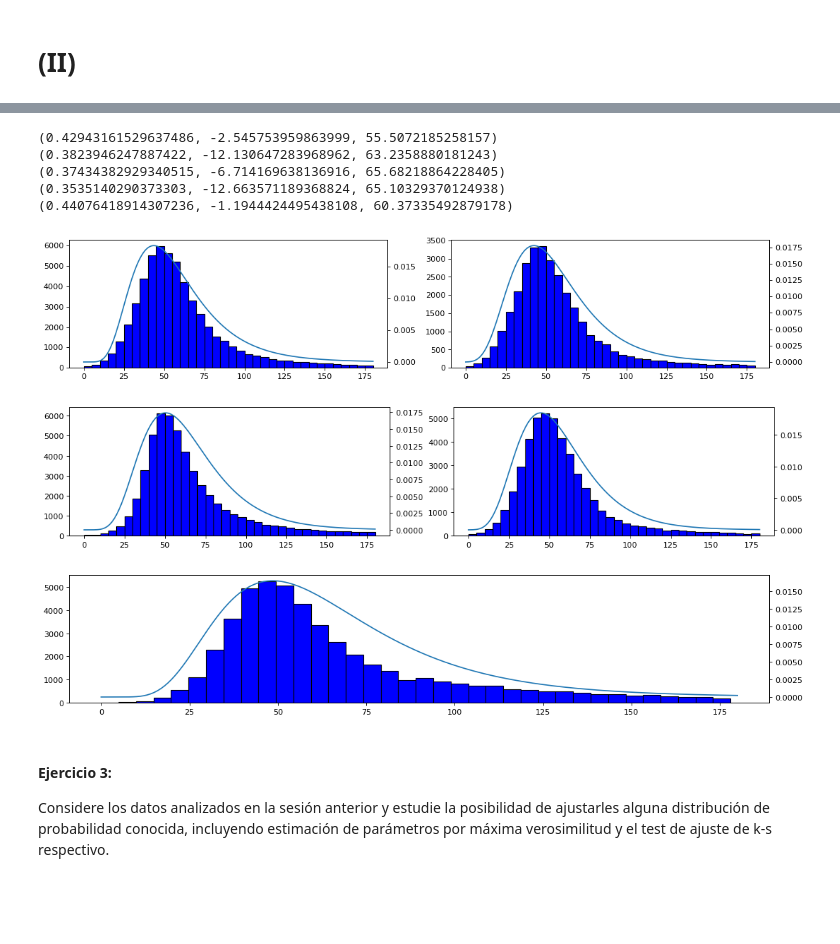
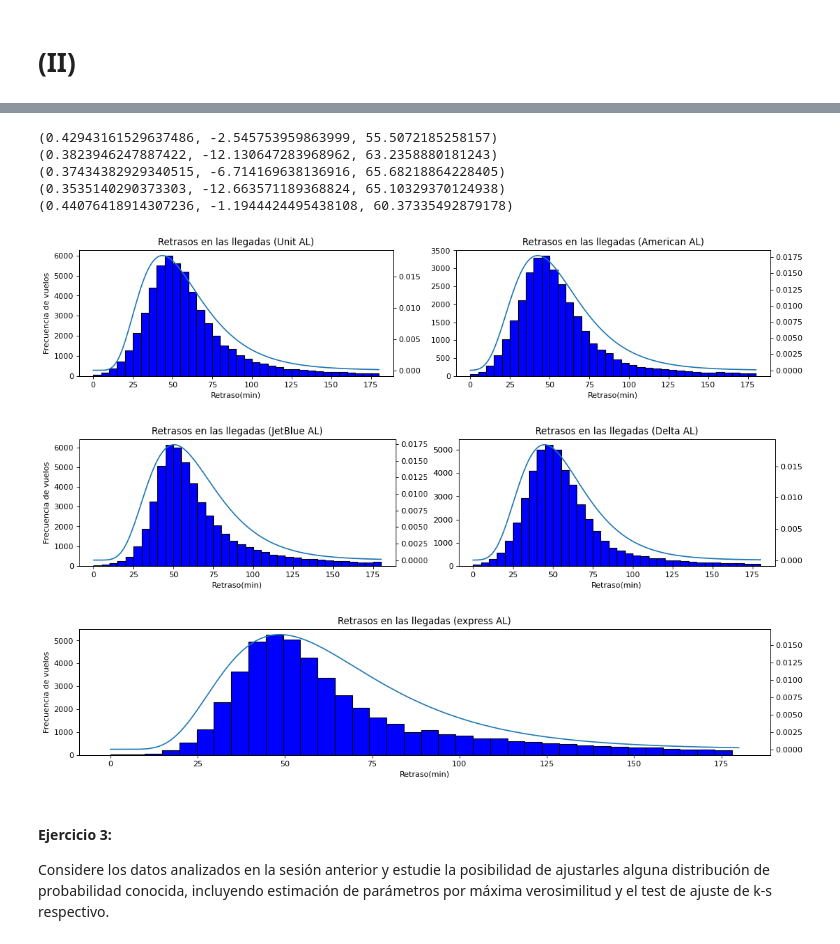
Before and after one commit to Spun1/INFO-274, a Jupyter notebook: lab3/Laboratorio3_2020.ipynb, the cells around one changed output, grey strips where cells are left out. Cells and saved outputs as stored; diff of their text form; code cells hidden in the pictures; blank space fills up the shorter version.

```diff
--- a/lab3/Laboratorio3_2020.ipynb
+++ b/lab3/Laboratorio3_2020.ipynb
@@ -229,7 +199,7 @@ americanAL = vuelos['name'] == 'American Airlines Inc.'
 jetBlueAL = vuelos['name'] == 'JetBlue Airways'
 deltaAL = vuelos['name'] == 'Delta Air Lines Inc.'
 expressAL = vuelos['name'] == 'ExpressJet Airlines Inc.'
-unit = vuelos[UnitedAL]
+unit = vuelos[unitedAL]
 american = vuelos[americanAL]
 jetBlue = vuelos[jetBlueAL]
 delta = vuelos[deltaAL]
@@ -374,36 +354,49 @@ ax2[1].hist(datos1_delta, color = 'blue', edgecolor = 'black',
 ax4 = ax2[1].twinx();
 args = stats.lognorm.fit(datos1_delta)
 print(args)
 vec = list(range(181))
 
 pvec = []
 for i in vec:
     pvec.append(stats.lognorm.pdf(x=i,s=args[0],scale=args[2],loc=args[1]))
 ax4.plot(vec,pvec);
 
 
 #express
 ax3.hist(datos1_express, color = 'blue', edgecolor = 'black',
          bins = int(180/5));
 ax4 = ax3.twinx();
 args = stats.lognorm.fit(datos1_express)
 print(args)
 vec = list(range(181))
 
 pvec = []
 for i in vec:
     pvec.append(stats.lognorm.pdf(x=i,s=args[0],scale=args[2],loc=args[1]))
 ax4.plot(vec,pvec);
+
+#texto
+
+ax[0].set_title('Retrasos en las llegadas (Unit AL)')
+ax[0].set_xlabel('Retraso(min)'); ax[0].set_ylabel('Frecuencia de vuelos');
+ax[1].set_title('Retrasos en las llegadas (American AL)')
+ax[1].set_xlabel('Retraso(min)');
+ax2[0].set_title('Retrasos en las llegadas (JetBlue AL)')
+ax2[0].set_xlabel('Retraso(min)'); ax2[0].set_ylabel('Frecuencia de vuelos');
+ax2[1].set_title('Retrasos en las llegadas (Delta AL)')
+ax2[1].set_xlabel('Retraso(min)')
+ax3.set_title('Retrasos en las llegadas (express AL)')
+ax3.set_xlabel('Retraso(min)'); ax3.set_ylabel('Frecuencia de vuelos');
 plt.show()
 # %% [output]
 (0.42943161529637486, -2.545753959863999, 55.5072185258157)
 (0.3823946247887422, -12.130647283968962, 63.2358880181243)
 (0.37434382929340515, -6.714169638136916, 65.68218864228405)
 (0.3535140290373303, -12.663571189368824, 65.10329370124938)
 (0.44076418914307236, -1.1944424495438108, 60.37335492879178)
-[figure, old version]
+[figure, new version]
-[figure, old version]
+[figure, new version]
-[figure, old version]
+[figure, new version]
 # %% [markdown]
 #### Ejercicio 3:
 Considere los datos analizados en la sesión anterior y estudie la posibilidad de ajustarles alguna distribución de probabilidad conocida, incluyendo estimación de parámetros por máxima verosimilitud y  el test de ajuste de k-s respectivo.
```
Also changed, not shown: parts of 12 cells of this notebook.
